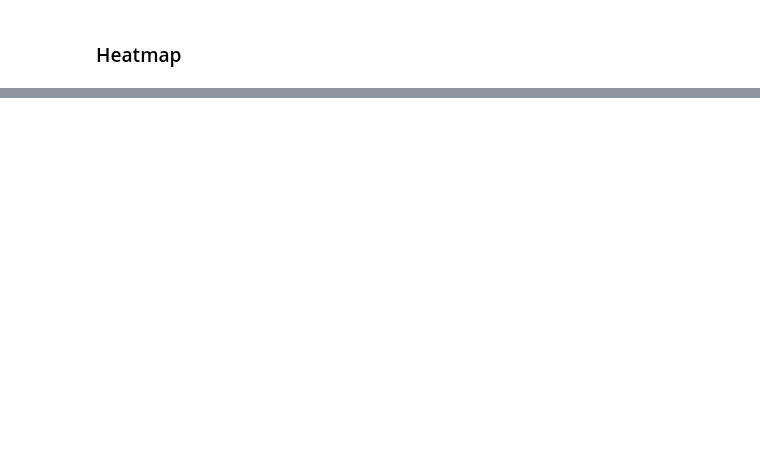
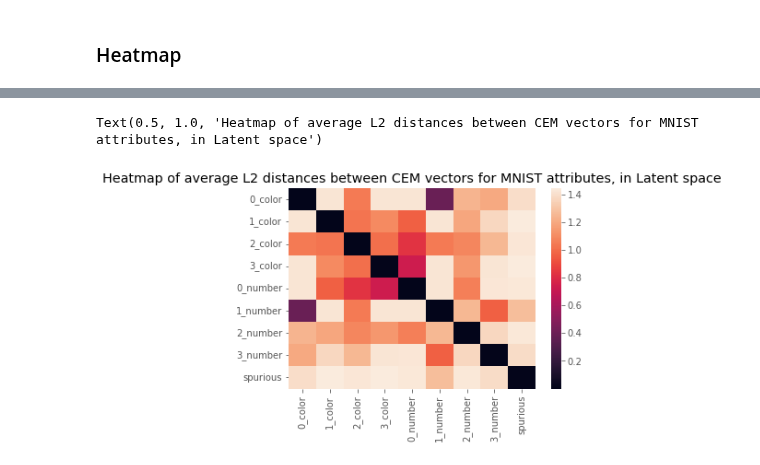
Before and after one commit to naveenr414/Concept-Learning, a Jupyter notebook: scripts/Concept Exploration MNIST.ipynb, the cells around one changed output, grey strips where cells are left out. Saved outputs shown, nothing was run; the diff lists cells and outputs as text; code cells hidden in the pictures; blank space fills up the shorter version.

```diff
--- a/scripts/Concept Exploration MNIST.ipynb
+++ b/scripts/Concept Exploration MNIST.ipynb
@@ -124,5 +133,8 @@ pearson_metric([0,0,1],[1,1,0])
 # %%
-cosine_by_class_raw = find_average_distances(concept_vectors_cem,encode_list(label_by_concept_cem),metric=cosine_metric)
+cosine_by_class_raw = find_average_distances(normalize_many(concept_vectors_cem),encode_list(label_by_concept_cem))
 sns.heatmap(cosine_by_class_raw,xticklabels=find_unique_in_order(label_by_concept_cem),
             yticklabels=find_unique_in_order(label_by_concept_cem))
-plt.title("Heatmap of average cosine distances between CEM vectors for MNIST attributes, in Latent space")
+plt.title("Heatmap of average L2 distances between CEM vectors for MNIST attributes, in Latent space")
+# %% [output]
+Text(0.5, 1.0, 'Heatmap of average L2 distances between CEM vectors for MNIST attributes, in Latent space')
+[figure, added]
```
Also changed, not shown: parts of 23 cells of this notebook, 5 other files.
